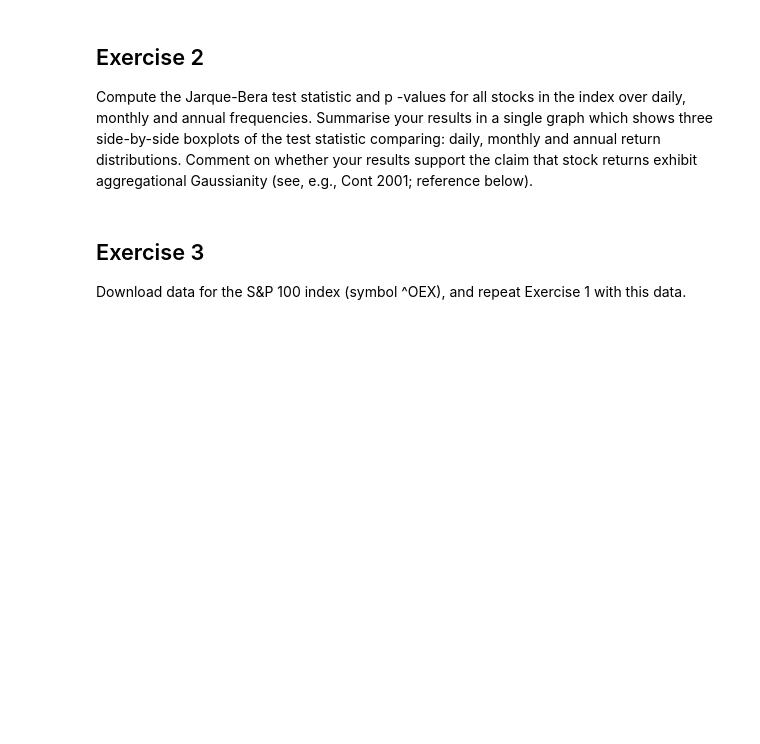
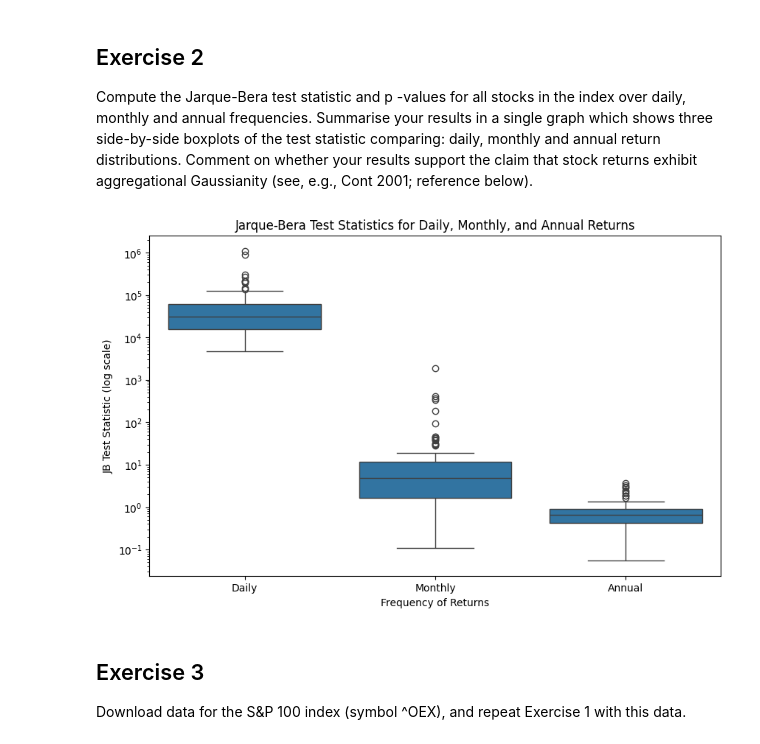
Before and after one commit to izero0324/Scientific-Computing-For-Finance, a Jupyter notebook: lab8/lab8.ipynb, the cells around one changed output. Saved outputs shown, nothing was run; the diff lists cells and outputs as text; code cells hidden in the pictures; blank space fills up the shorter version.

```diff
--- a/lab8/lab8.ipynb
+++ b/lab8/lab8.ipynb
@@ -66,6 +188,47 @@ nvda_price = prices[['Date', 'NVDA']]
 Compute the Jarque-Bera test statistic and
 p
 -values for all stocks in the index over daily, monthly and annual frequencies. Summarise your results in a single graph which shows three side-by-side boxplots of the test statistic comparing: daily, monthly and annual return distributions. Comment on whether your results support the claim that stock returns exhibit aggregational Gaussianity (see, e.g., Cont 2001; reference below).
+# %%
+prices = pd.read_csv('sap100.csv', index_col='Date', parse_dates=True)
+
+prices = prices.drop(columns=['BRK.B', 'DOW','FB'])
+# Create empty dictionaries to store the Jarque-Bera test results
+jb_daily_stats = {}
+jb_monthly_stats = {}
+jb_annual_stats = {}
+
+# Loop through each column (i.e., each stock ticker) in the DataFrame
+for ticker in prices.columns:
+    # Compute daily, monthly, and annual log-returns
+    log_returns_daily = get_log_return(prices[ticker],'D', plot=False)
+    log_returns_monthly = get_log_return(prices[ticker],'M', plot=False)
+    log_returns_annual = get_log_return(prices[ticker],'Y', plot=False)
+
+    # Compute Jarque-Bera test for each frequency
+    jb_daily_stats[ticker] = stats.jarque_bera(log_returns_daily)[0] # Only keeping the test statistic
+    jb_monthly_stats[ticker] = stats.jarque_bera(log_returns_monthly)[0]
+    jb_annual_stats[ticker] = stats.jarque_bera(log_returns_annual)[0]
+
+# Convert the results to DataFrames for plotting
+jb_daily_df = pd.DataFrame(list(jb_daily_stats.items()), columns=['Ticker', 'JB_Statistic'])
+jb_monthly_df = pd.DataFrame(list(jb_monthly_stats.items()), columns=['Ticker', 'JB_Statistic'])
+jb_annual_df = pd.DataFrame(list(jb_annual_stats.items()), columns=['Ticker', 'JB_Statistic'])
+
+# Create a combined DataFrame
+jb_combined_df = pd.concat([jb_daily_df.assign(Frequency='Daily'),
+                            jb_monthly_df.assign(Frequency='Monthly'),
+                            jb_annual_df.assign(Frequency='Annual')])
+
+# Plotting the side-by-side boxplots
+plt.figure(figsize=(10, 6))
+boxplot = sns.boxplot(x='Frequency', y='JB_Statistic', data=jb_combined_df)
+boxplot.set_yscale('log')
+plt.title('Jarque-Bera Test Statistics for Daily, Monthly, and Annual Returns')
+plt.ylabel('JB Test Statistic (log scale)')
+plt.xlabel('Frequency of Returns')
+plt.show()
+# %% [output]
+[figure, added]
 # %% [markdown]
 ## Exercise 3
 Download data for the S&P 100 index (symbol ^OEX), and repeat Exercise 1 with this data.
```
Also changed, not shown: parts of 25 cells of this notebook, 3 other files.
